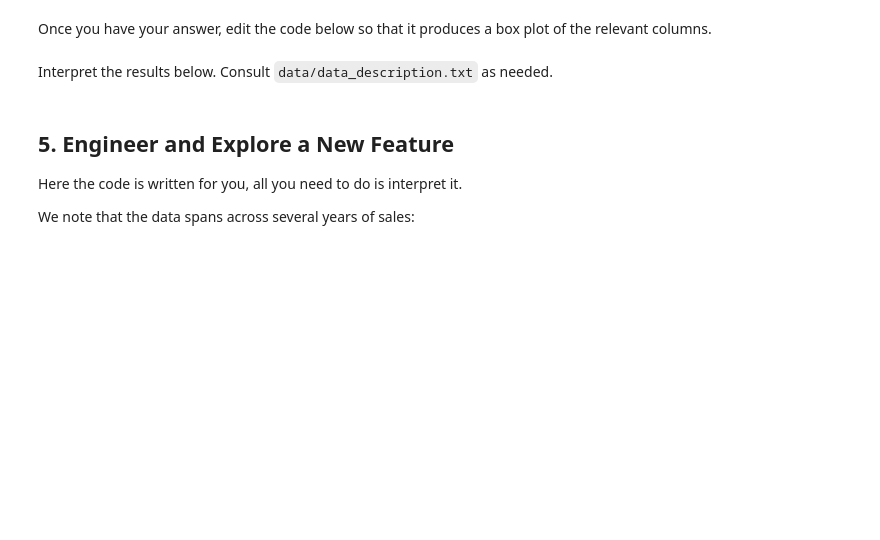
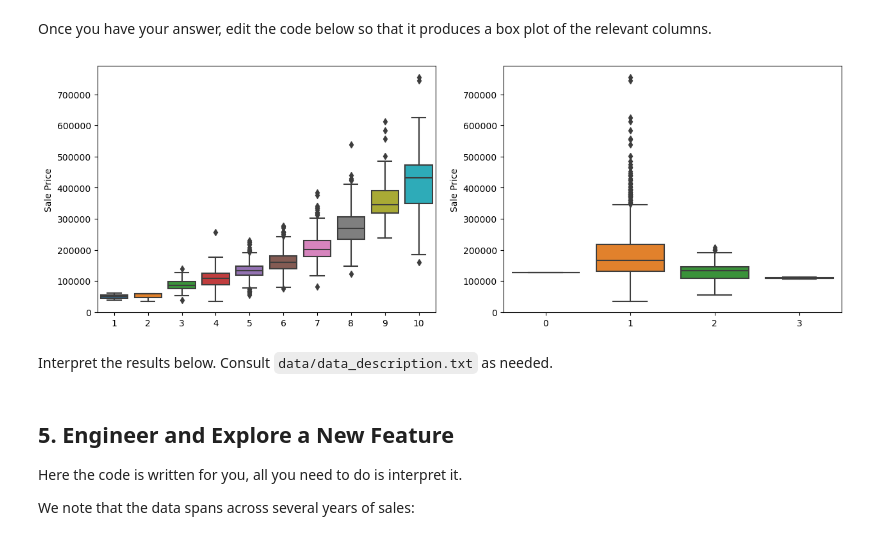
Before and after one commit to Pauline-lab/dsc-pandas-eda-lab, a Jupyter notebook: index.ipynb, the cells around one changed output. Cells and saved outputs as stored; diff of their text form; code cells hidden in the pictures; blank space fills up the shorter version.

```diff
--- a/index.ipynb
+++ b/index.ipynb
@@ -479,31 +525,31 @@ Now, find the ***most negatively correlated*** column:
 Once you have your answer, edit the code below so that it produces a box plot of the relevant columns.
 # %%
 # Replace None with appropriate code
-
 import seaborn as sns
-
 fig, (ax1, ax2) = plt.subplots(ncols=2, figsize=(15,5))
 
 # Plot distribution of column with highest correlation
 sns.boxplot(
-    x=None,
+    x=df["OverallQual"],
     y=df["SalePrice"],
     ax=ax1
 )
 # Plot distribution of column with most negative correlation
 sns.boxplot(
-    x=None,
+    x=df["KitchenAbvGr"],
     y=df["SalePrice"],
     ax=ax2
 )
 
 # Customize labels
 ax1.set_title(None)
 ax1.set_xlabel(None)
 ax1.set_ylabel("Sale Price")
 ax2.set_title(None)
 ax2.set_xlabel(None)
 ax2.set_ylabel("Sale Price");
+# %% [output]
+[figure, added]
 # %% [markdown]
 Interpret the results below. Consult `data/data_description.txt` as needed.
 # %%
```
Also changed, not shown: parts of 10 cells of this notebook.
